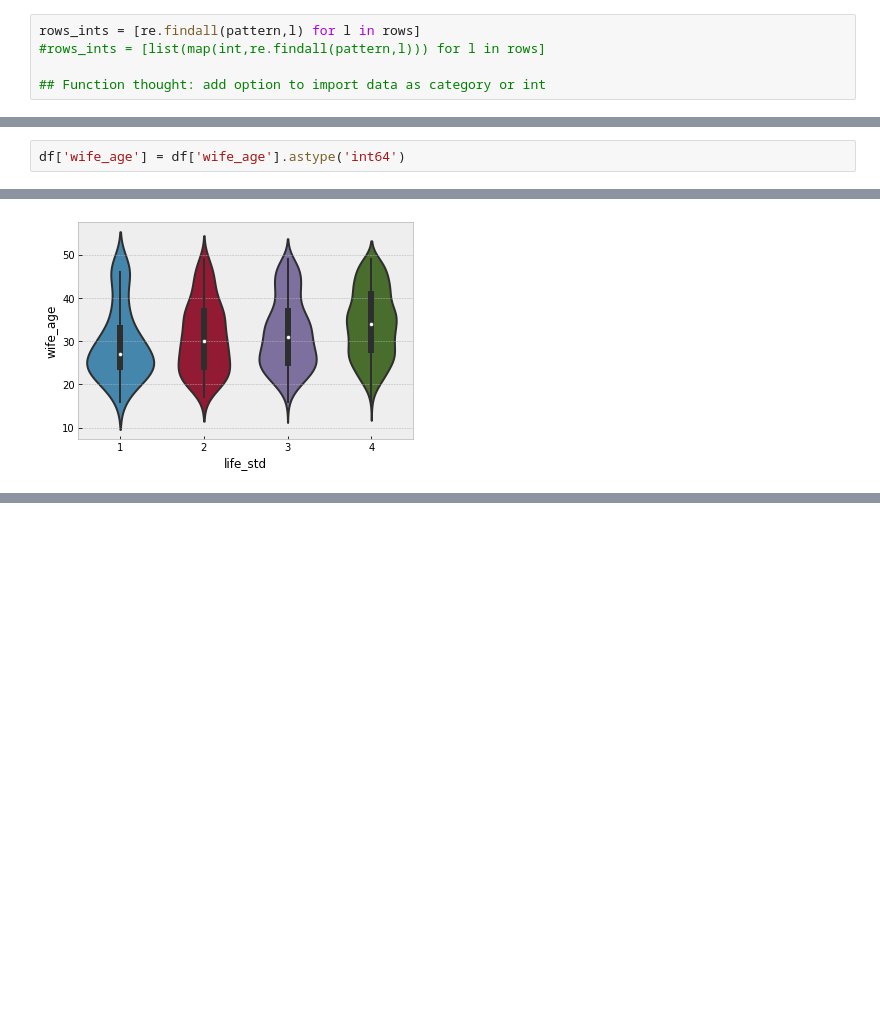
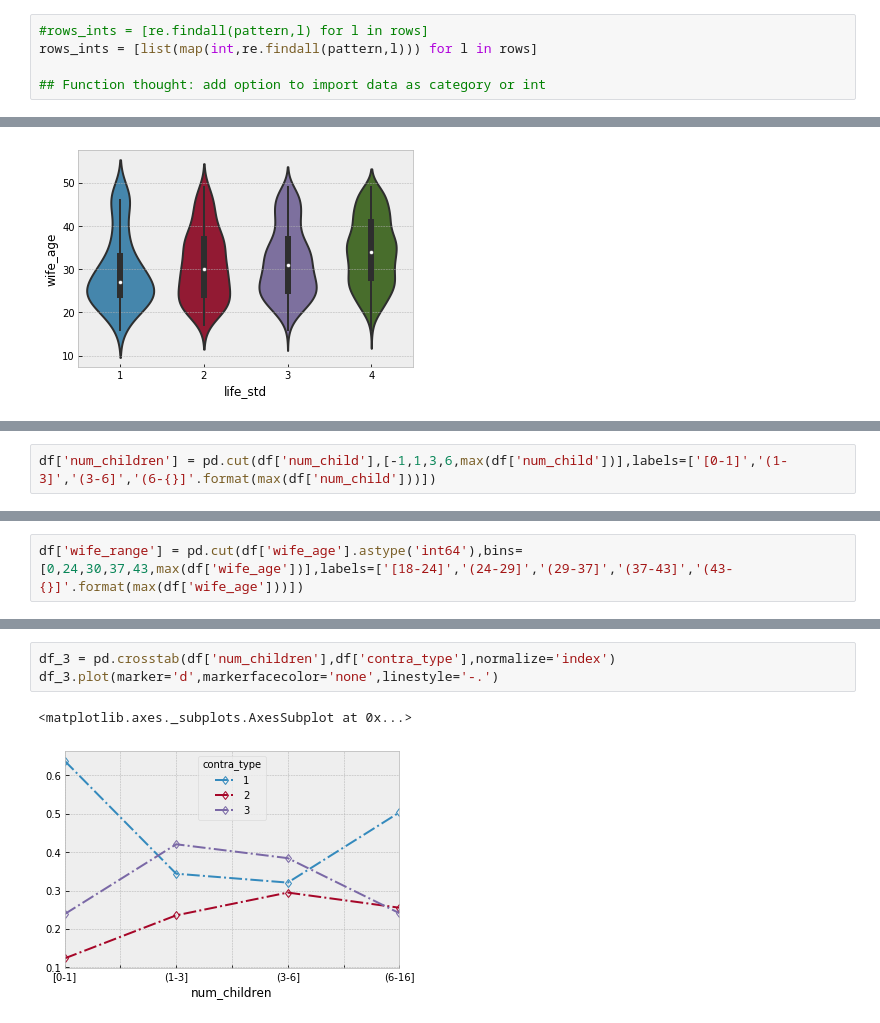
Before and after one commit to MichaelNormandyGavin/contraceptive, a Jupyter notebook: Contraceptive Study Classification.ipynb, the cells around one changed output, grey strips where cells are left out. Drawn from its saved outputs; the diff is of its cells as text; blank space fills up the shorter version.

```diff
--- a/Contraceptive Study Classification.ipynb
+++ b/Contraceptive Study Classification.ipynb
@@ -87,7 +87,7 @@ rows_lists = [[l] for l in rows]
 # %%
 pattern = '\d+'
 # %%
-rows_ints = [re.findall(pattern,l) for l in rows]
-#rows_ints = [list(map(int,re.findall(pattern,l))) for l in rows]
+#rows_ints = [re.findall(pattern,l) for l in rows]
+rows_ints = [list(map(int,re.findall(pattern,l))) for l in rows]
 
 ## Function thought: add option to import data as category or int
@@ -122,8 +123,6 @@ df.tail()
 | 1470 | 39 | 3 | 3 | 8 | 1 | 0 | 1 | 4 | ... |
 | 1471 | 33 | 3 | 3 | 4 | 1 | 0 | 2 | 2 | ... |
 | 1472 | 17 | 3 | 3 | 1 | 1 | 1 | 2 | 4 | ... |
-# %%
-df['wife_age'] = df['wife_age'].astype('int64')
 # %%
 df.info()
 # %% [output]
@@ -157,0 +181,2 @@ sb.violinplot(x='life_std',y='wife_age',data=df)
+# %%
+df['num_children'] = pd.cut(df['num_child'],[-1,1,3,6,max(df['num_child'])],labels=['[0-1]','(1-3]','(3-6]','(6-{}]'.format(max(df['num_child']))])
@@ -157,0 +191,2 @@ sb.violinplot(x='life_std',y='wife_age',data=df)
+# %%
+df['wife_range'] = pd.cut(df['wife_age'].astype('int64'),bins=[0,24,30,37,43,max(df['wife_age'])],labels=['[18-24]','(24-29]','(29-37]','(37-43]','(43-{}]'.format(max(df['wife_age']))])
@@ -157,0 +213,6 @@ sb.violinplot(x='life_std',y='wife_age',data=df)
+# %%
+df_3 = pd.crosstab(df['num_children'],df['contra_type'],normalize='index')
+df_3.plot(marker='d',markerfacecolor='none',linestyle='-.')
+# %% [output]
+<matplotlib.axes._subplots.AxesSubplot at 0x...>
+[figure, added]
```
Also changed, not shown: parts of 15 cells of this notebook.
